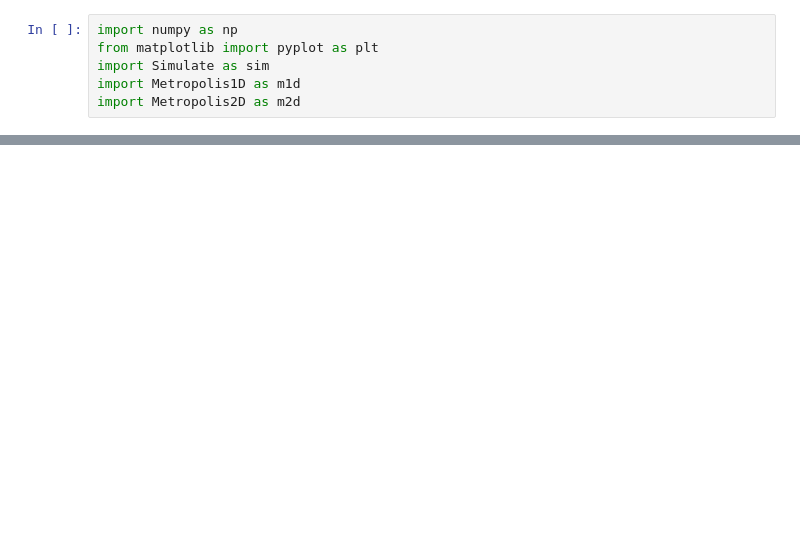
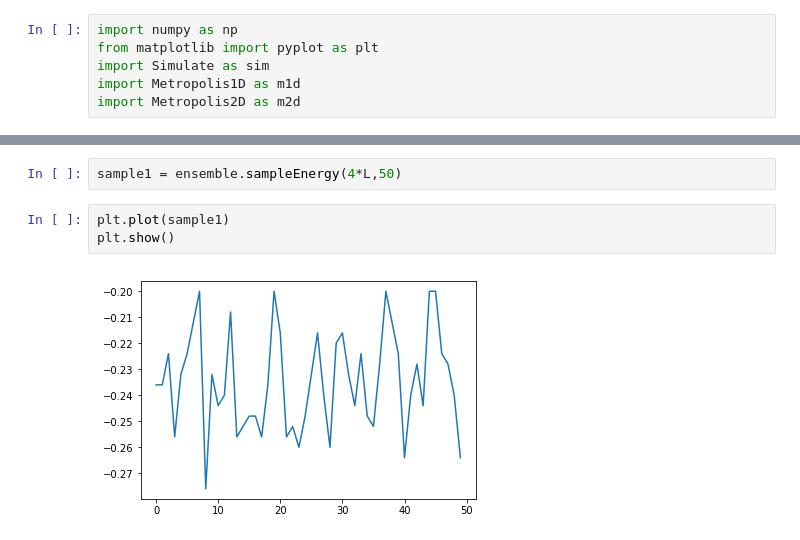
Before and after one commit to j-curtis/IsingMetro, a Jupyter notebook: Simulation-Analysis.ipynb, the cells around one changed output, grey strips where cells are left out. Drawn from its saved outputs; the diff is of its cells as text; blank space fills up the shorter version.

```diff
--- a/Simulation-Analysis.ipynb
+++ b/Simulation-Analysis.ipynb
@@ -86,0 +86,7 @@ plt.show()
+# %%
+sample1 = ensemble.sampleEnergy(4*L,50)
+# %%
+plt.plot(sample1)
+plt.show()
+# %% [output]
+[figure, added]
```
Also changed, not shown: parts of 20 cells of this notebook, 1 other file.
